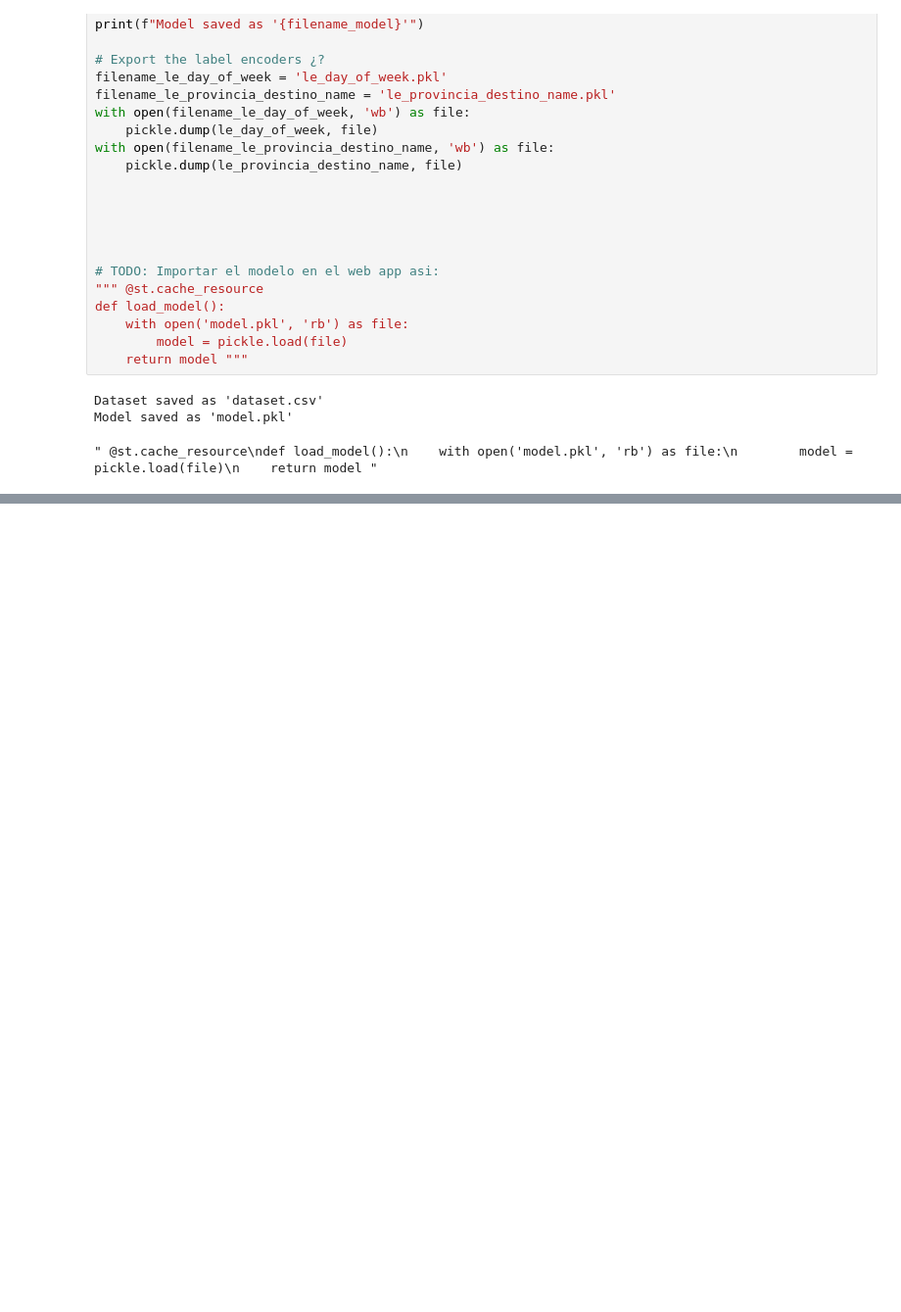
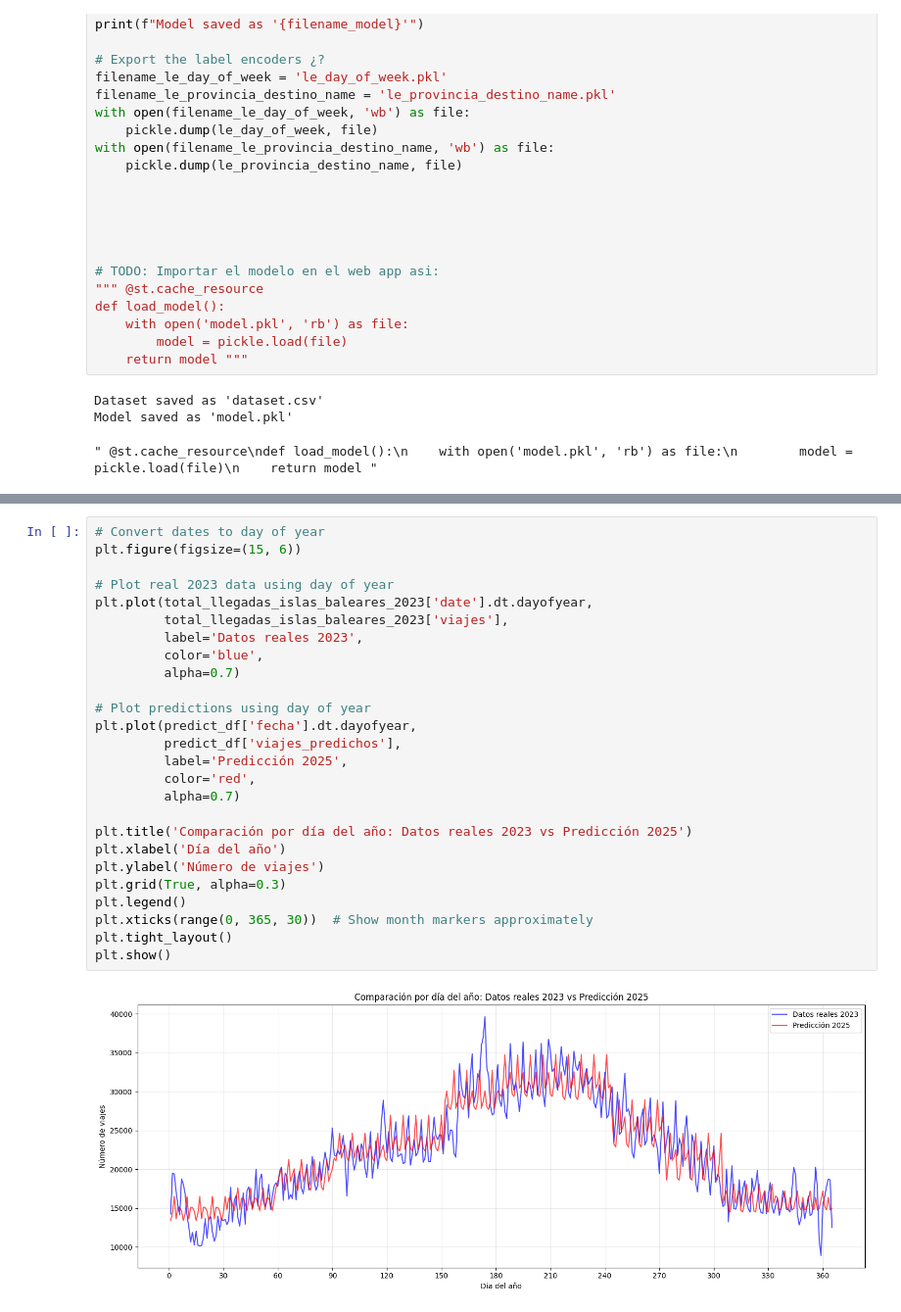
Before and after one commit to pdpau/DataNomads, a Jupyter notebook: code/main_notebook.ipynb, the cells around one changed output, grey strips where cells are left out. Shown at 98% size. Drawn from its saved outputs; the diff is of its cells as text; blank space fills up the shorter version.

```diff
--- a/code/main_notebook.ipynb
+++ b/code/main_notebook.ipynb
@@ -309,0 +360,28 @@ Model saved as 'model.pkl'
+# %%
+# Convert dates to day of year
+plt.figure(figsize=(15, 6))
+
+# Plot real 2023 data using day of year
+plt.plot(total_llegadas_islas_baleares_2023['date'].dt.dayofyear,
+         total_llegadas_islas_baleares_2023['viajes'],
+         label='Datos reales 2023',
+         color='blue',
+         alpha=0.7)
+
+# Plot predictions using day of year
+plt.plot(predict_df['fecha'].dt.dayofyear,
+         predict_df['viajes_predichos'],
+         label='Predicción 2025',
+         color='red',
+         alpha=0.7)
+
+plt.title('Comparación por día del año: Datos reales 2023 vs Predicción 2025')
+plt.xlabel('Día del año')
+plt.ylabel('Número de viajes')
+plt.grid(True, alpha=0.3)
+plt.legend()
+plt.xticks(range(0, 365, 30))  # Show month markers approximately
+plt.tight_layout()
+plt.show()
+# %% [output]
+[figure, added]
```
Also changed, not shown: parts of 3 cells of this notebook.
